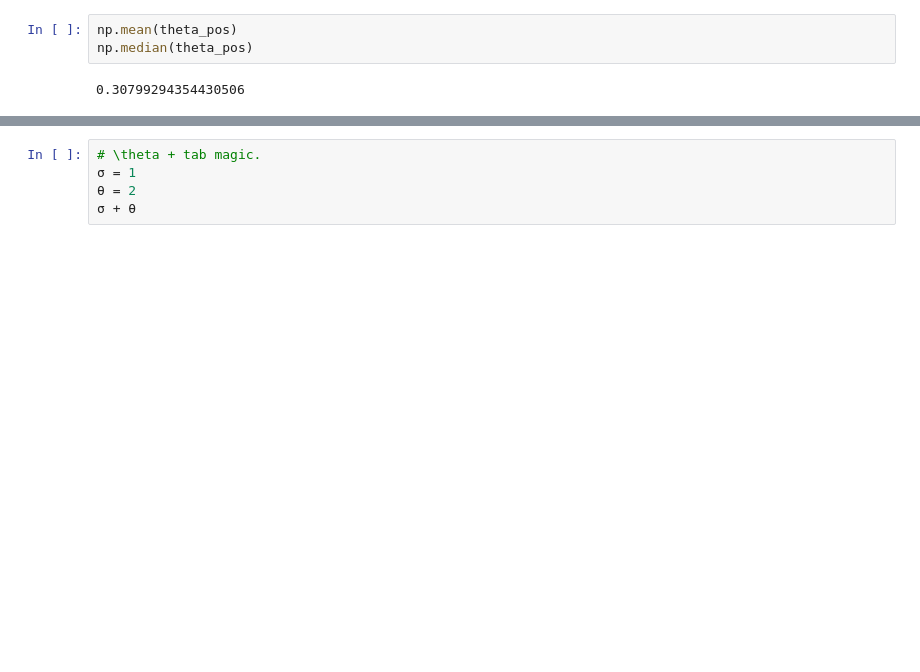
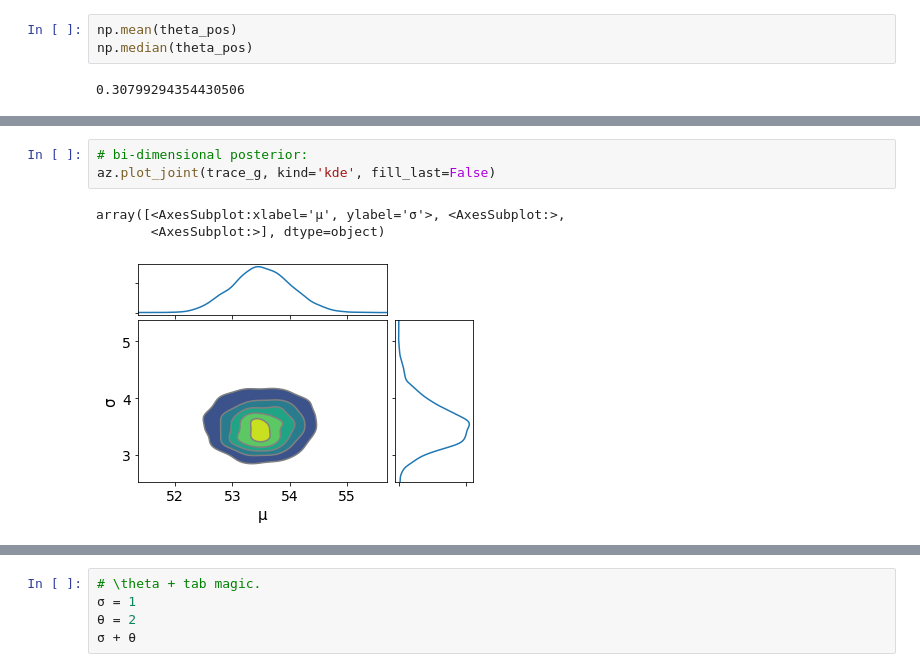
Before and after one commit to BayesianBoys/LegrandNico.github.io, a Jupyter notebook: BayesianBoys/Week3/VMP_CH2.ipynb, the cells around one changed output, grey strips where cells are left out. Saved outputs shown, nothing was run; the diff lists cells and outputs as text; blank space fills up the shorter version.

```diff
--- a/BayesianBoys/Week3/VMP_CH2.ipynb
+++ b/BayesianBoys/Week3/VMP_CH2.ipynb
@@ -88,0 +119,7 @@ ValueError: x and y must have same first dimension, but have shapes (200,) and (
+# %%
+# bi-dimensional posterior:
+az.plot_joint(trace_g, kind='kde', fill_last=False)
+# %% [output]
+array([<AxesSubplot:xlabel='μ', ylabel='σ'>, <AxesSubplot:>,
+       <AxesSubplot:>], dtype=object)
+[figure, added]
```
Also changed, not shown: parts of 62 cells of this notebook.
